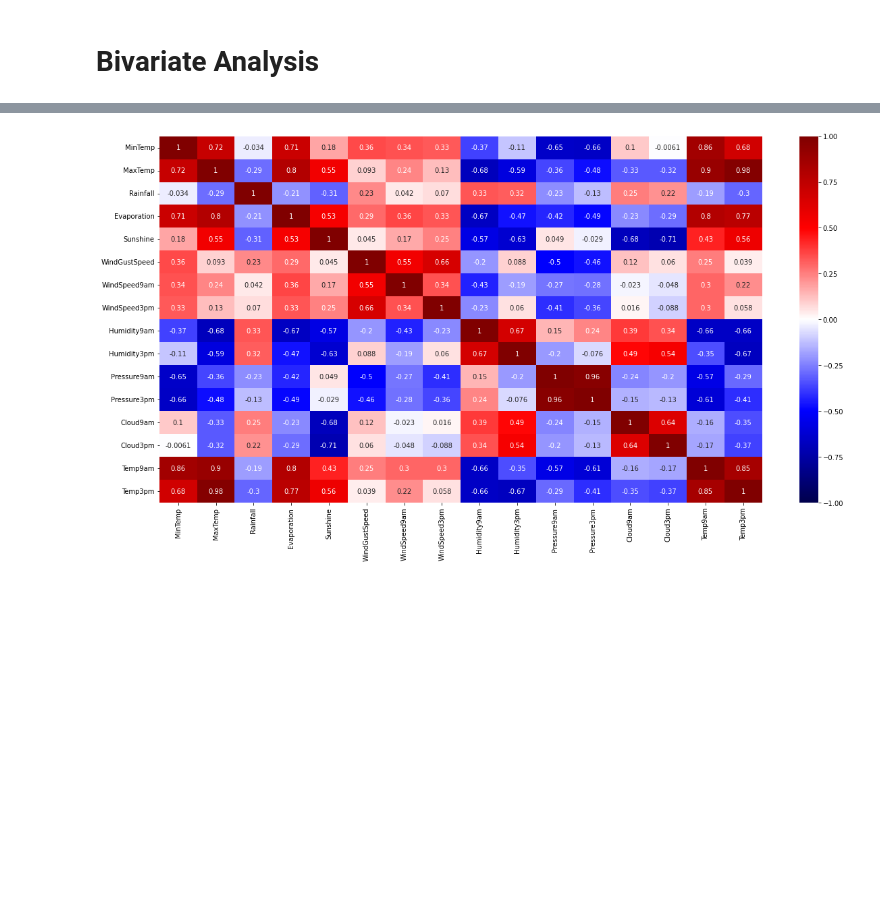
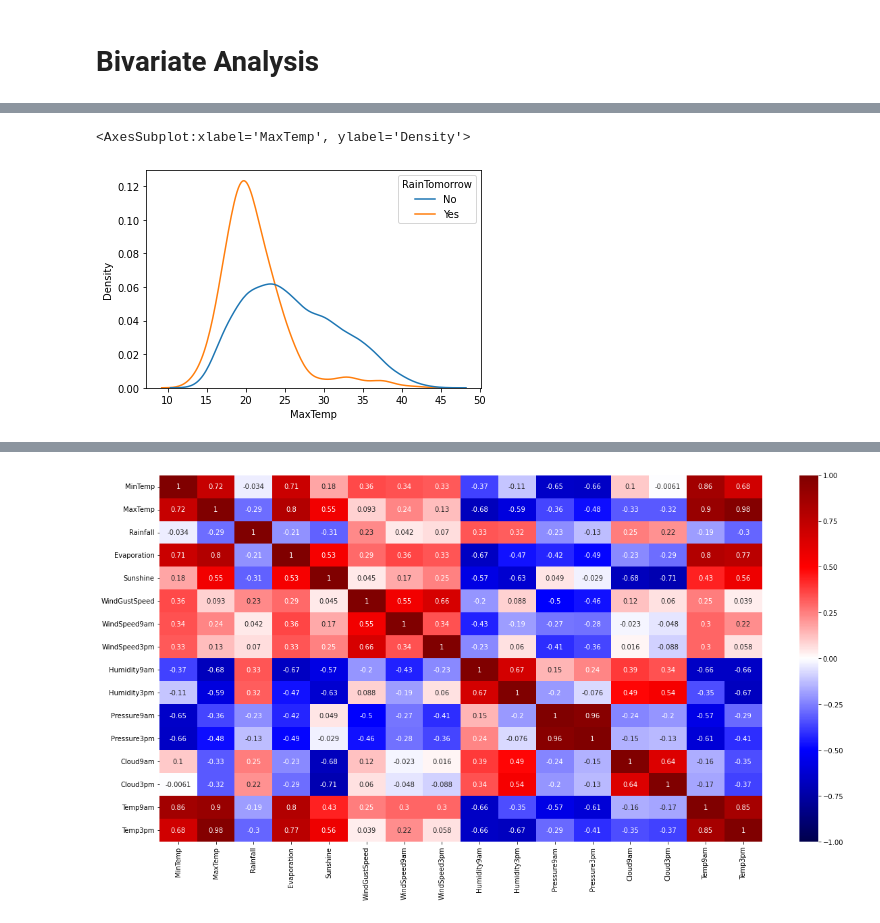
Before and after one commit to poolGolez/project-roosevelt, a Jupyter notebook: will-it-rain-in-perth.ipynb, the cells around one changed output, grey strips where cells are left out. Saved outputs shown, nothing was run; the diff lists cells and outputs as text; code cells hidden in the pictures; blank space fills up the shorter version.

```diff
--- a/will-it-rain-in-perth.ipynb
+++ b/will-it-rain-in-perth.ipynb
@@ -1335,0 +1313,5 @@ plt.show()
+# %%
+sns.kdeplot(data=df, x='MaxTemp', hue='RainTomorrow', common_norm=False)
+# %% [output]
+<AxesSubplot:xlabel='MaxTemp', ylabel='Density'>
+[figure, added]
```
Also changed, not shown: parts of 21 cells of this notebook.
